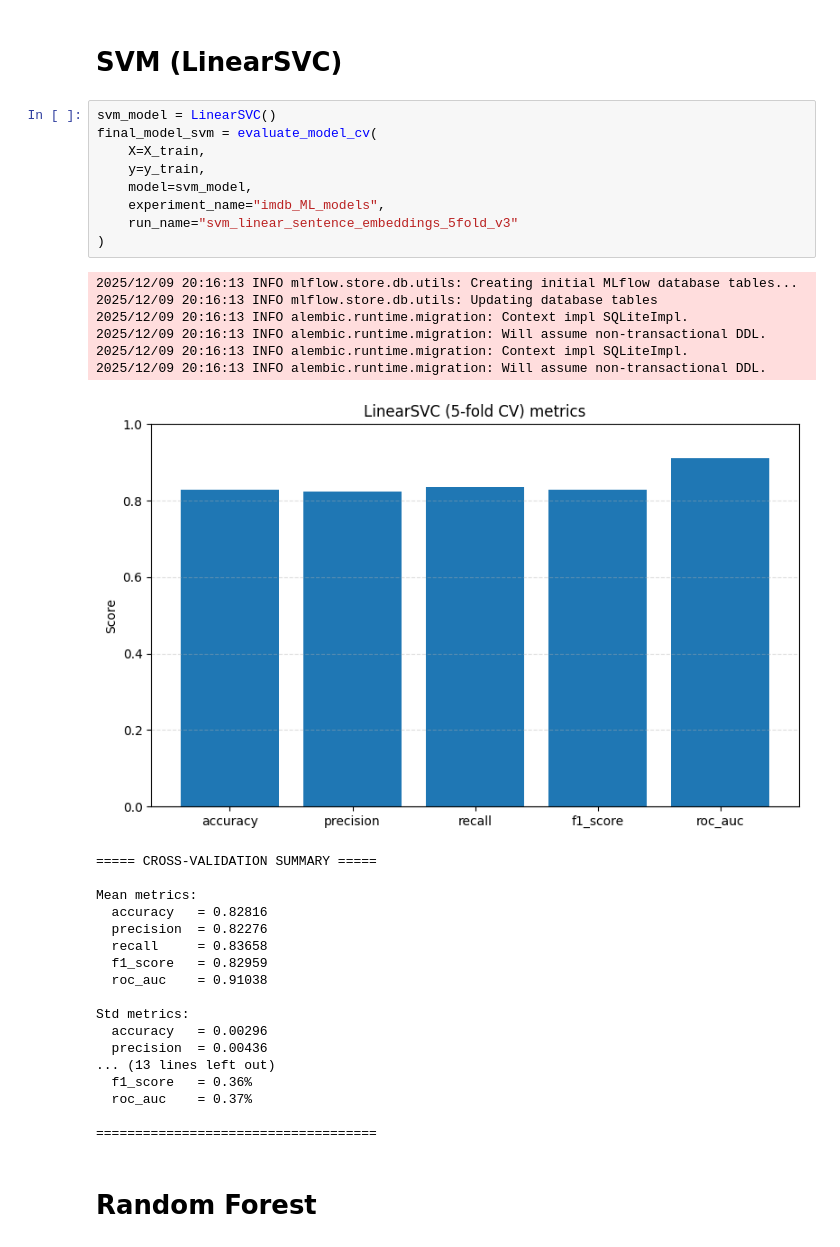
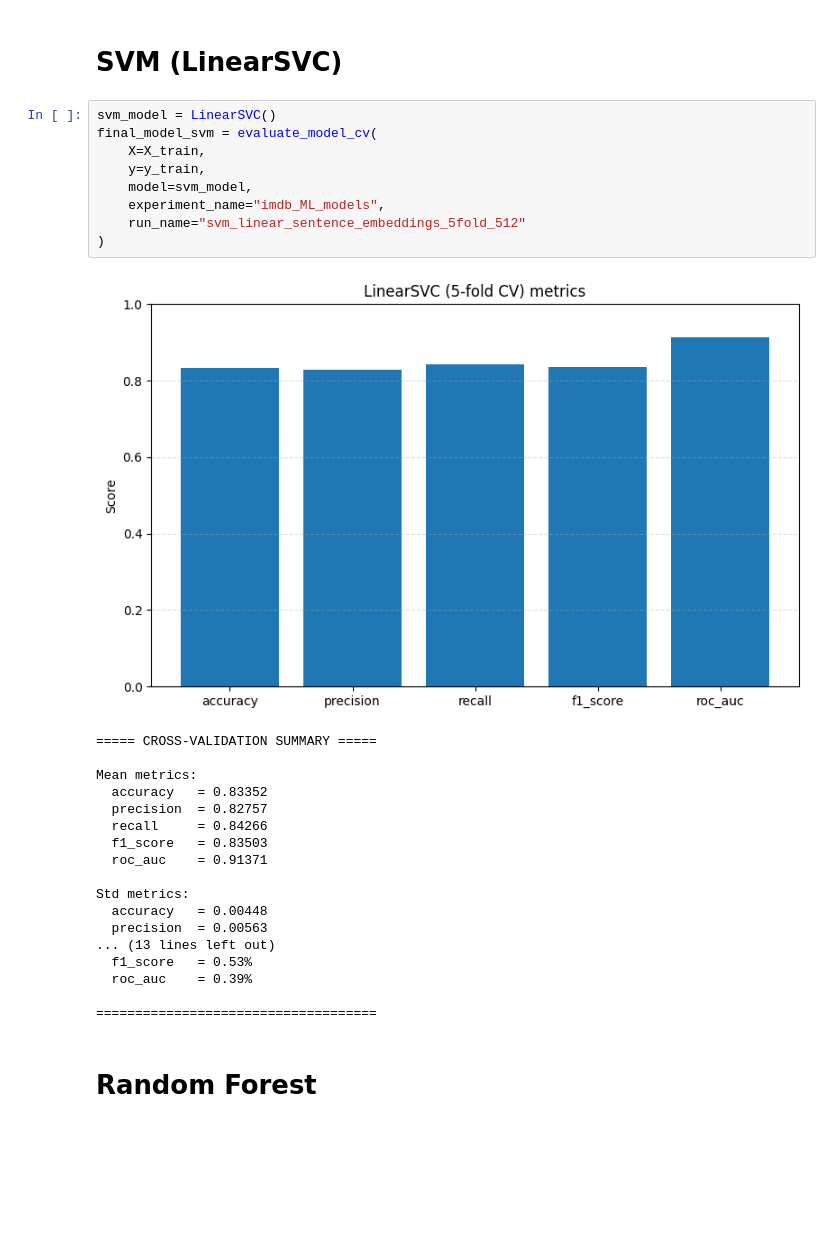
Before and after one commit to da4nik08/sentiment-binary-classifier, a Jupyter notebook: Model.ipynb, the cells around one changed output. Saved outputs shown, nothing was run; the diff lists cells and outputs as text; blank space fills up the shorter version.

```diff
--- a/Model.ipynb
+++ b/Model.ipynb
@@ -388,37 +388,31 @@ Std metrics:
 # %%
 svm_model = LinearSVC()
 final_model_svm = evaluate_model_cv(
     X=X_train,
     y=y_train,
     model=svm_model,
     experiment_name="imdb_ML_models",
-    run_name="svm_linear_sentence_embeddings_5fold_v3"
+    run_name="svm_linear_sentence_embeddings_5fold_512"
 )
 # %% [output]
+[figure]
-2025/12/09 20:16:13 INFO mlflow.store.db.utils: Creating initial MLflow database tables...
-2025/12/09 20:16:13 INFO mlflow.store.db.utils: Updating database tables
-2025/12/09 20:16:13 INFO alembic.runtime.migration: Context impl SQLiteImpl.
-2025/12/09 20:16:13 INFO alembic.runtime.migration: Will assume non-transactional DDL.
-2025/12/09 20:16:13 INFO alembic.runtime.migration: Context impl SQLiteImpl.
-2025/12/09 20:16:13 INFO alembic.runtime.migration: Will assume non-transactional DDL.
+===== CROSS-VALIDATION SUMMARY =====
+
+Mean metrics:
+  accuracy   = 0.83352
+  precision  = 0.82757
+  recall     = 0.84266
+  f1_score   = 0.83503
+  roc_auc    = 0.91371
+
+Std metrics:
+  accuracy   = 0.00448
+  precision  = 0.00563
+... (13 lines left out)
+  f1_score   = 0.53%
+  roc_auc    = 0.39%
+
+====================================
-[figure]
-===== CROSS-VALIDATION SUMMARY =====
-
-Mean metrics:
-  accuracy   = 0.82816
-  precision  = 0.82276
-  recall     = 0.83658
-  f1_score   = 0.82959
-  roc_auc    = 0.91038
-
-Std metrics:
-  accuracy   = 0.00296
-  precision  = 0.00436
-... (13 lines left out)
-  f1_score   = 0.36%
-  roc_auc    = 0.37%
-
-====================================
 # %% [markdown]
 # Random Forest
 # %%
```
Also changed, not shown: parts of 5 cells of this notebook.
